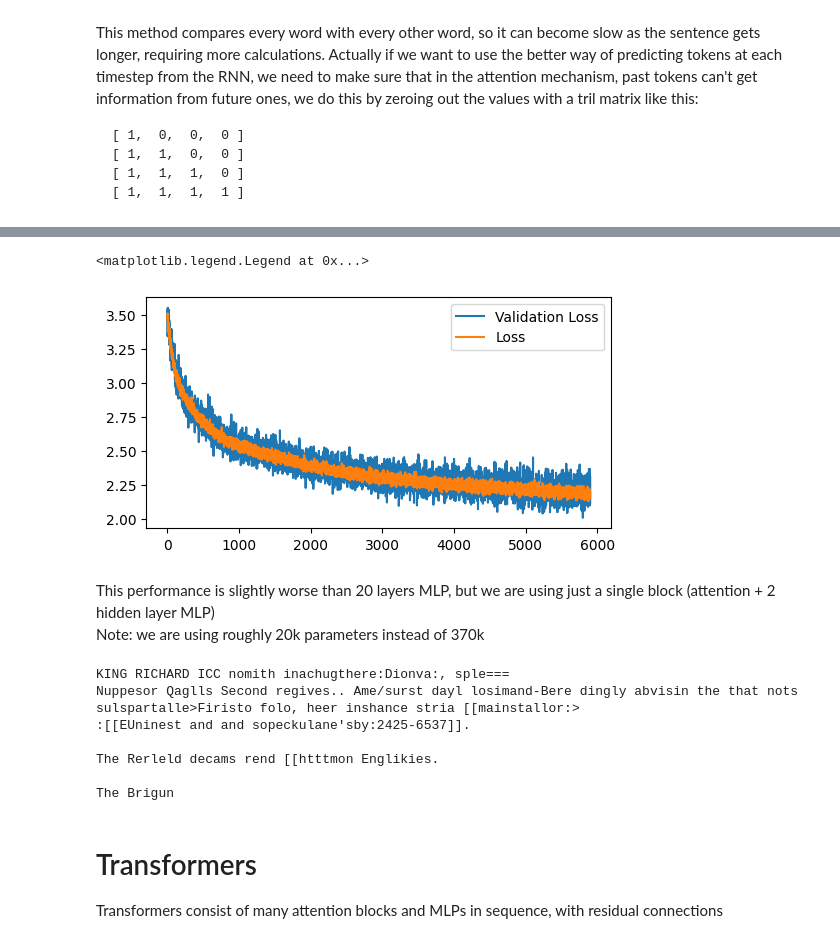
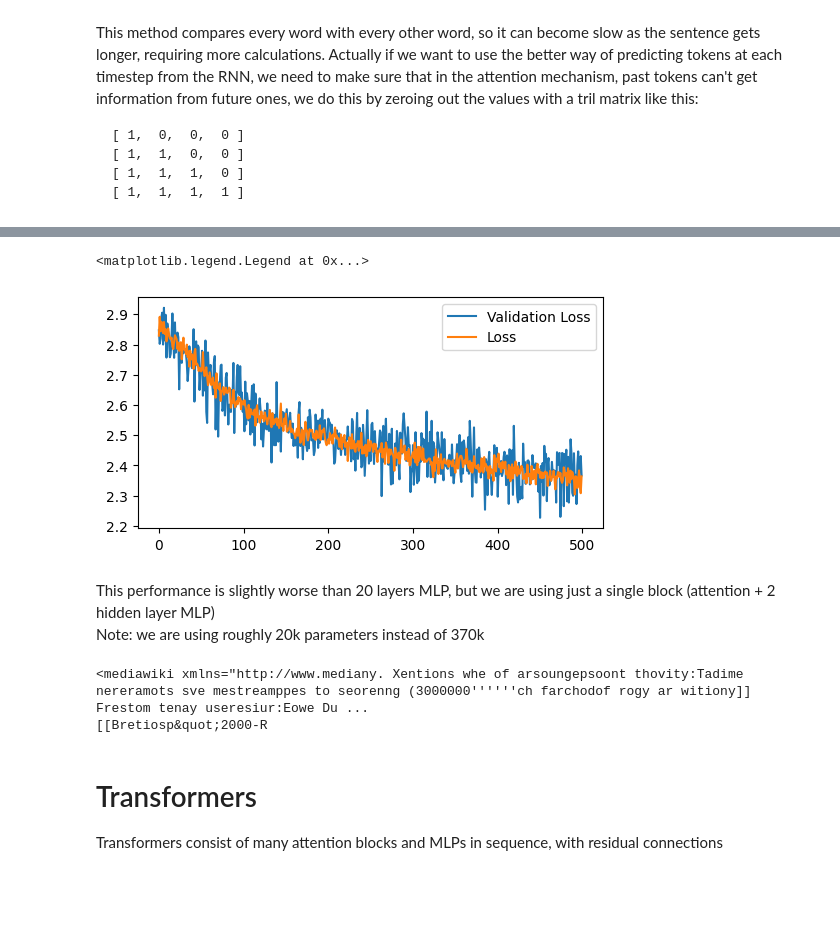
Before and after one commit to LucaM185/GPTs-from-scratch, a Jupyter notebook: 7 - Attention.ipynb, the cells around one changed output, grey strips where cells are left out. Drawn from its saved outputs; the diff is of its cells as text; code cells hidden in the pictures; blank space fills up the shorter version.

Commit message:
attention pre KV

````diff
--- a/7 - Attention.ipynb
+++ b/7 - Attention.ipynb
@@ -17,8 +17,8 @@ import torch.nn as nn
 import torch.nn.functional as F
 import matplotlib.pyplot as plt
 import LucaM185
-device = torch.device("cuda:0" if torch.cuda.is_available() else "mps" if torch.mps.is_available() else "cpu")
 device = torch.device("cpu")
+#device = torch.device("cuda:0" if torch.cuda.is_available() else "mps" if torch.mps.is_available() else "cpu")
 # %%
 with open("datasets/enwik8", "r") as f:
     load = f.read()
@@ -71,11 +71,10 @@ class Model(nn.Module):
             x = F.gelu(hidden(x))  # applying each hidden layer
         return self.fc_out(x)
 
-device = torch.device("cuda" if torch.cuda.is_available() else "mps" if torch.mps.is_available() else "cpu")
-model = Model(emb_size=16, hidden_size=128, n_layers=2).to(device)
+model = Model(emb_size=32, hidden_size=256, n_layers=2).to(device)
 print(f"Millions of parameters: {sum(p.numel() for p in model.parameters())/1e6:.2f}")
 
-epochs = 3000
+epochs = 300
 batch_size = 4096
 optimizer = torch.optim.Adam(model.parameters(), lr=3e-4)  # 3e-4 is a good learning rate for Adam on big models
 
@@ -142,20 +141,19 @@ This method compares every word with every other word, so it can become slow as
 ```
 # %%
 class Attention(nn.Module):
-    def __init__(self, emb_size, head_size):
+    def __init__(self, emb_size):
         super(Attention, self).__init__()
-        self.head_size = head_size
+        self.emb_size = emb_size
 
-        self.keys = nn.Linear(emb_size, head_size)
-        self.queries = nn.Linear(emb_size, head_size)
-        self.values = nn.Linear(emb_size, head_size)
-        self.rvalues = nn.Linear(head_size, emb_size)
+        self.keys = nn.Linear(emb_size, emb_size)
+        self.queries = nn.Linear(emb_size, emb_size)
+        self.values = nn.Linear(emb_size, emb_size)
 
     def forward(self, x):
         k = self.keys(x)
         q = self.queries(x)
         v = self.values(x)
-        similarity = k @ q.transpose(-2, -1)/(self.head_size**0.5)
+        similarity = k @ q.transpose(-2, -1)/(self.emb_size**0.5)
 
         # By masking the attention we make sure that current tokens can't see future tokens, this allows us to train
         # the model with the entire sequence instead of a single token at a time. We call this "casual" attention
@@ -163,7 +161,6 @@ class Attention(nn.Module):
         similarity = torch.softmax(similarity, dim = -1)
 
         attention = similarity @ v
-        attention = self.rvalues(attention)
         return attention
 
 
@@ -184,13 +181,13 @@ class FullyConnected(nn.Module):
 
 
 class Wrapper(nn.Module):
-    def __init__(self, vocab_size, emb_size, head_size, hidden_size, n_layers):
+    def __init__(self, vocab_size, emb_size, hidden_size, n_layers):
         super().__init__()
         self.embedding = nn.Embedding(vocab_size, emb_size)
         self.posemb = nn.Embedding(sequence_length, emb_size)
 
         self.prenorm1 = nn.LayerNorm(emb_size)
-        self.att = Attention(emb_size, head_size)
+        self.att = Attention(emb_size)
         self.prenorm2 = nn.LayerNorm(emb_size)
         self.fc = FullyConnected(emb_size, emb_size, hidden_size, n_layers)
 
@@ -204,11 +201,11 @@ class Wrapper(nn.Module):
 
         return x
 # %%
-model = Wrapper(vocab_size=vocab_size, emb_size=128, head_size=128, hidden_size=128, n_layers=2).to(device)
+model = Wrapper(vocab_size=vocab_size, emb_size=256, hidden_size=256, n_layers=2).to(device)
 torch.compile(model)
 print(f"Millions of parameters: {sum(p.numel() for p in model.parameters())/1e6:.2f}")
 
-epochs = 6000
+epochs = 600
 batch_size = 512
 optimizer = torch.optim.Adam(model.parameters(), lr=3e-4)
 
@@ -255,10 +252,10 @@ Epoch 5400 - Loss: 2.200 - Val Loss: 2.188
 <matplotlib.legend.Legend at 0x...>
-[figure, old version]
+[figure, new version]
 # %% [markdown]
 This performance is slightly worse than 20 layers MLP, but we are using just a single block (attention + 2 hidden layer MLP)  <br>
 Note: we are using roughly 20k parameters instead of 370k
 # %%
-string = "           \nKING RICHARD I"
+string = '\n<mediawiki xmlns="http://www.media'
 print(string, end="")
 
 with torch.no_grad():
@@ -268,13 +265,8 @@ with torch.no_grad():
         string += inttotext[torch.multinomial(F.softmax(pred[0, -1, :], dim=0), 1).item()]
         print(string[-1], end="")
 # %% [output]
-KING RICHARD ICC nomith inachugthere:Dionva:, sple===
-Nuppesor Qaglls Second regives.. Ame/surst dayl losimand-Bere dingly abvisin the that nots sulspartalle>Firisto folo, heer inshance stria [[mainstallor:>
-:[[EUninest and and sopeckulane'sby:2425-6537]].
-
-The Rerleld decams rend [[htttmon Englikies.
-
-The Brigun
+<mediawiki xmlns="http://www.mediany. Xentions whe of arsoungepsoont thovity:Tadime nereramots sve mestreamppes to seorenng (3000000''''''ch farchodof rogy ar witiony]] Frestom tenay useresiur:Eowe Du ...
+[[Bretiosp&quot;2000-R
 # %% [markdown]
 # Transformers
 
````
Also changed, not shown: parts of 8 cells of this notebook, 1 other file.
